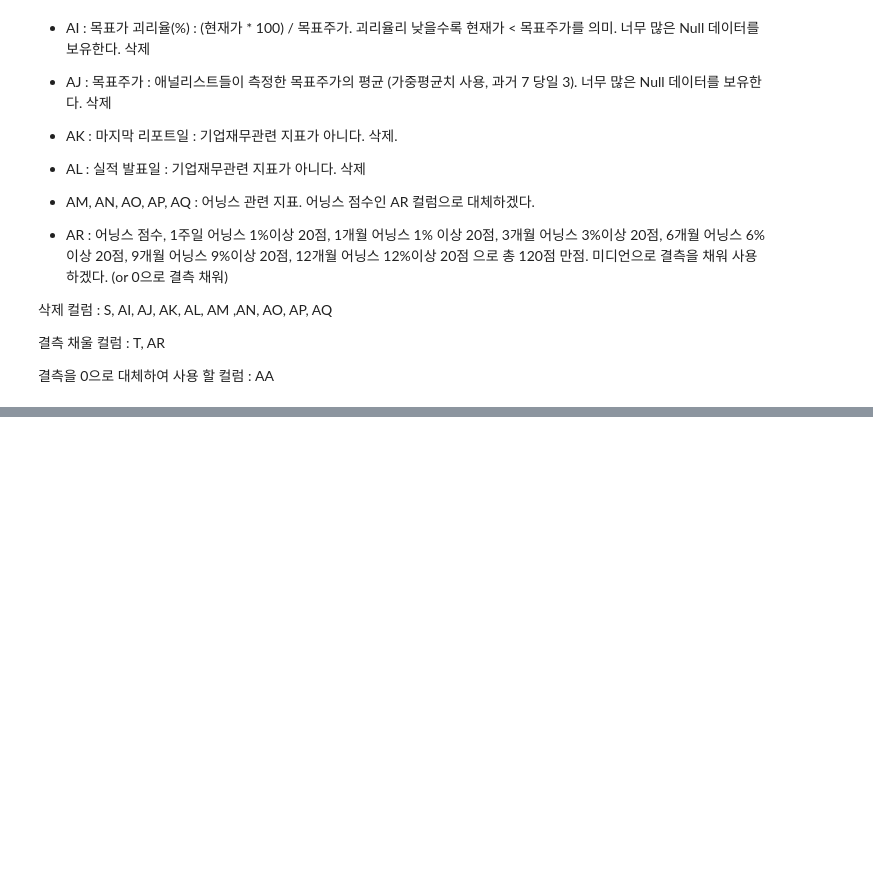
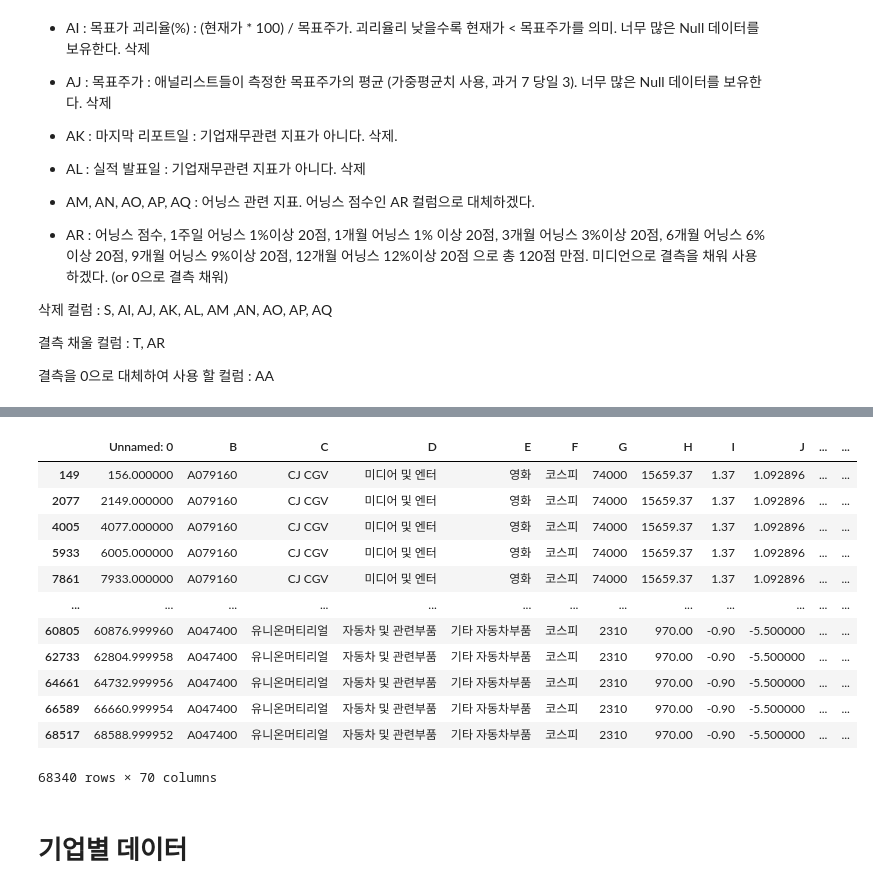
Before and after one commit to codingKYU/Deep-Learning, a Jupyter notebook: Quant_prediction/Quant project.ipynb, the cells around one changed output, grey strips where cells are left out. Saved outputs shown, nothing was run; the diff lists cells and outputs as text; code cells hidden in the pictures; blank space fills up the shorter version.

```diff
--- a/Quant_prediction/Quant project.ipynb
+++ b/Quant_prediction/Quant project.ipynb
@@ -321,0 +215,9 @@ bis.interpolate()
+# %%
+#파산기업은 제외
+
+bankrupt = []
+bankrupt_index = df[df.C == 0].index
+for i in bankrupt_index:
+    bankrupt.append(df.loc[i])
+    df.drop(i,inplace = True)
+bankrupt = pd.DataFrame(bankrupt)
@@ -321,0 +244,27 @@ bis.interpolate()
+# %%
+tot_bis = []
+for i in set(df.B):
+    a = fill_miss(i)
+    tot_bis.append(a)
+
+df2 = pd.concat(tot_bis)
+# %%
+df2 = pd.concat(tot_bis)
+# %%
+df2.drop(['S','AI','AJ','AK','AL','AM','AN','AO','AP','AQ'],axis = 1, inplace = True)
+# %%
+df2
+# %% [output]
+|  | Unnamed: 0 | B | C | D | E | F | G | H | I | J | ... | ... |
+| 149 | 156.000000 | A079160 | CJ CGV | 미디어 및 엔터 | 영화 | 코스피 | 74000 | 15659.37 | 1.37 | 1.092896 | ... | ... |
+| 2077 | 2149.000000 | A079160 | CJ CGV | 미디어 및 엔터 | 영화 | 코스피 | 74000 | 15659.37 | 1.37 | 1.092896 | ... | ... |
+| 4005 | 4077.000000 | A079160 | CJ CGV | 미디어 및 엔터 | 영화 | 코스피 | 74000 | 15659.37 | 1.37 | 1.092896 | ... | ... |
+| 5933 | 6005.000000 | A079160 | CJ CGV | 미디어 및 엔터 | 영화 | 코스피 | 74000 | 15659.37 | 1.37 | 1.092896 | ... | ... |
+| 7861 | 7933.000000 | A079160 | CJ CGV | 미디어 및 엔터 | 영화 | 코스피 | 74000 | 15659.37 | 1.37 | 1.092896 | ... | ... |
+| ... | ... | ... | ... | ... | ... | ... | ... | ... | ... | ... | ... | ... |
+| 60805 | 60876.999960 | A047400 | 유니온머티리얼 | 자동차 및 관련부품 | 기타 자동차부품 | 코스피 | 2310 | 970.00 | -0.90 | -5.500000 | ... | ... |
+| 62733 | 62804.999958 | A047400 | 유니온머티리얼 | 자동차 및 관련부품 | 기타 자동차부품 | 코스피 | 2310 | 970.00 | -0.90 | -5.500000 | ... | ... |
+| 64661 | 64732.999956 | A047400 | 유니온머티리얼 | 자동차 및 관련부품 | 기타 자동차부품 | 코스피 | 2310 | 970.00 | -0.90 | -5.500000 | ... | ... |
+| 66589 | 66660.999954 | A047400 | 유니온머티리얼 | 자동차 및 관련부품 | 기타 자동차부품 | 코스피 | 2310 | 970.00 | -0.90 | -5.500000 | ... | ... |
+| 68517 | 68588.999952 | A047400 | 유니온머티리얼 | 자동차 및 관련부품 | 기타 자동차부품 | 코스피 | 2310 | 970.00 | -0.90 | -5.500000 | ... | ... |
+68340 rows × 70 columns
@@ -321,0 +275,2 @@ bis.interpolate()
+# %% [markdown]
+# 기업별 데이터
```
Also changed, not shown: parts of 18 cells of this notebook.
